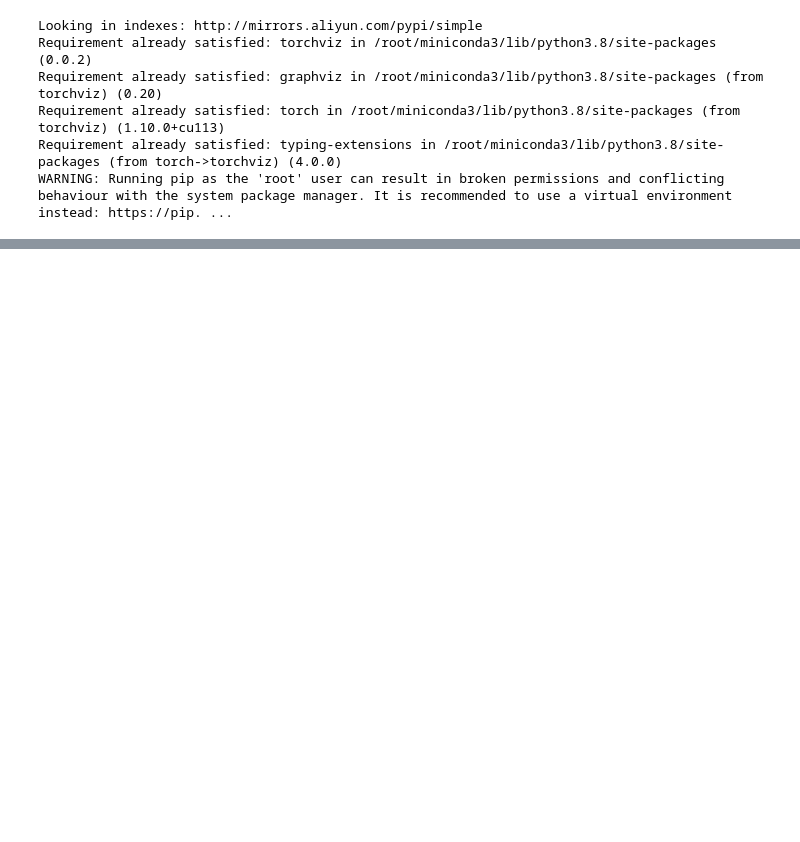
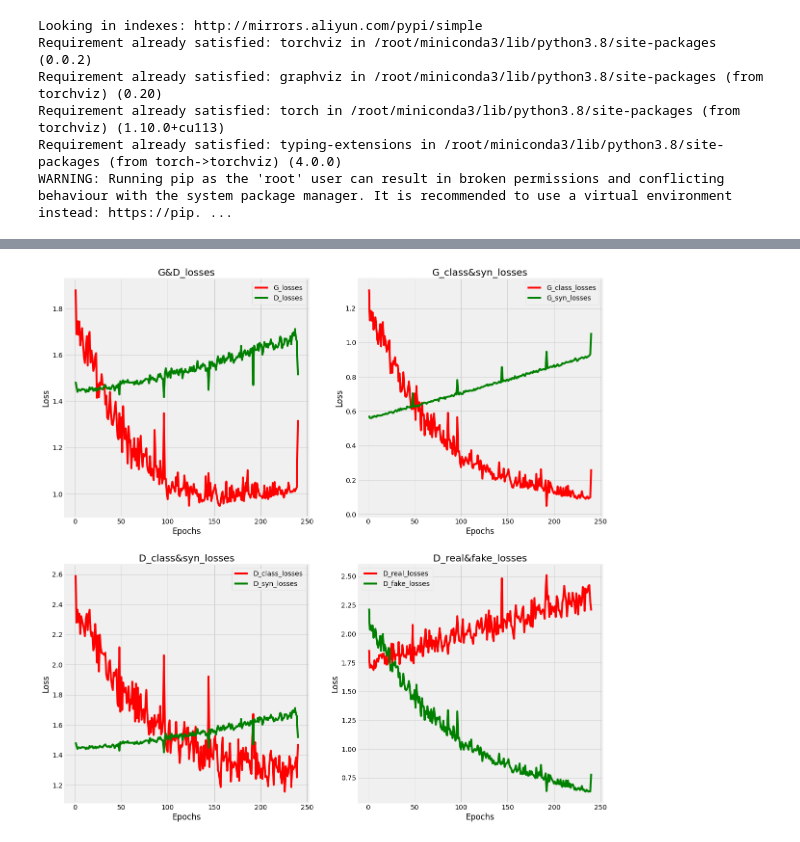
Before and after one commit to haodong2000/CACGAN, a Jupyter notebook: ACGAN_AUG.ipynb, the cells around one changed output, grey strips where cells are left out. Drawn from its saved outputs; the diff is of its cells as text; code cells hidden in the pictures; blank space fills up the shorter version.

```diff
--- a/ACGAN_AUG.ipynb
+++ b/ACGAN_AUG.ipynb
@@ -550,0 +509,45 @@ RuntimeError: CUDA out of memory. Tried to allocate 8.00 GiB (GPU 0; 23.69 GiB t
+# %%
+def tr_plot(tr_data, start_epoch):
+    Epoch_count=len(metrics['G_losses']) + start_epoch
+    Epochs=[i + 1 for i in range (start_epoch ,Epoch_count)]
+    plt.figure(figsize=(20, 20))
+    plt.style.use('fivethirtyeight')
+
+    plt.subplot(2, 2, 1)
+    plt.plot(Epochs, metrics['G_losses'], 'r', label='G_losses')
+    plt.plot(Epochs, metrics['D_losses'], 'g',label='D_losses' )
+    plt.title('G&D_losses')
+    plt.xlabel('Epochs')
+    plt.ylabel('Loss')
+    plt.legend()
+
+    plt.subplot(2, 2, 2)
+    plt.plot(Epochs, metrics['G_class_losses'], 'r', label='G_class_losses')
+    plt.plot(Epochs, metrics['G_syn_losses'], 'g',label='G_syn_losses' )
+    plt.title('G_class&syn_losses')
+    plt.xlabel('Epochs')
+    plt.ylabel('Loss')
+    plt.legend()
+
+    plt.subplot(2, 2, 3)
+    plt.plot(Epochs, metrics['D_class_losses'], 'r', label='D_class_losses')
+    plt.plot(Epochs, metrics['D_syn_losses'], 'g',label='D_syn_losses' )
+    plt.title('D_class&syn_losses')
+    plt.xlabel('Epochs')
+    plt.ylabel('Loss')
+    plt.legend()
+
+    plt.subplot(2, 2, 4)
+    plt.plot(Epochs, metrics['D_real_losses'], 'r', label='D_real_losses')
+    plt.plot(Epochs, metrics['D_fake_losses'], 'g',label='D_fake_losses' )
+    plt.title('D_real&fake_losses')
+    plt.xlabel('Epochs')
+    plt.ylabel('Loss')
+    plt.legend()
+
+    plt.tight_layout
+    plt.show()
+# %%
+tr_plot(metrics, 0)
+# %% [output]
+[figure, added]
```
Also changed, not shown: parts of 25 cells of this notebook, 1 other file.
